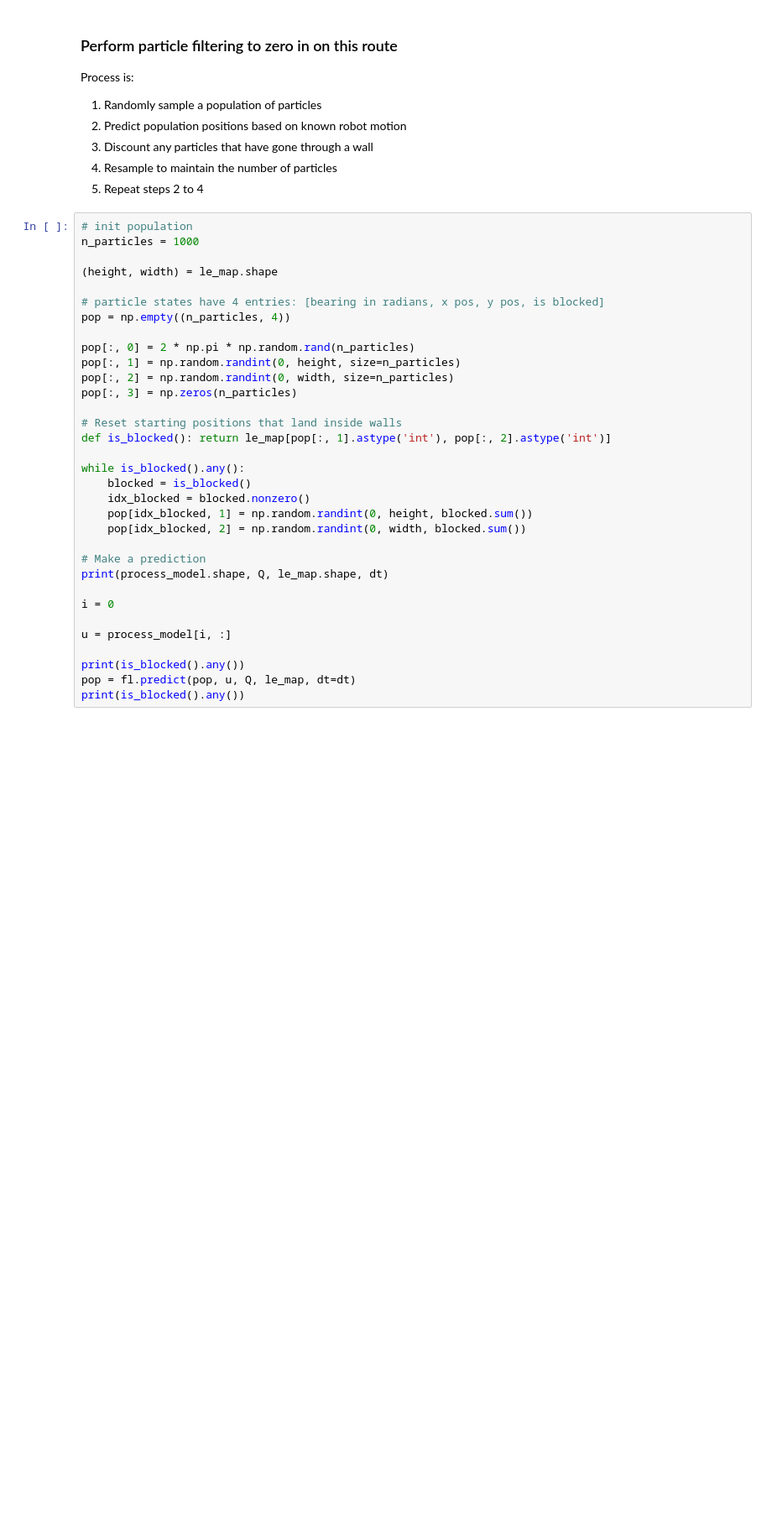
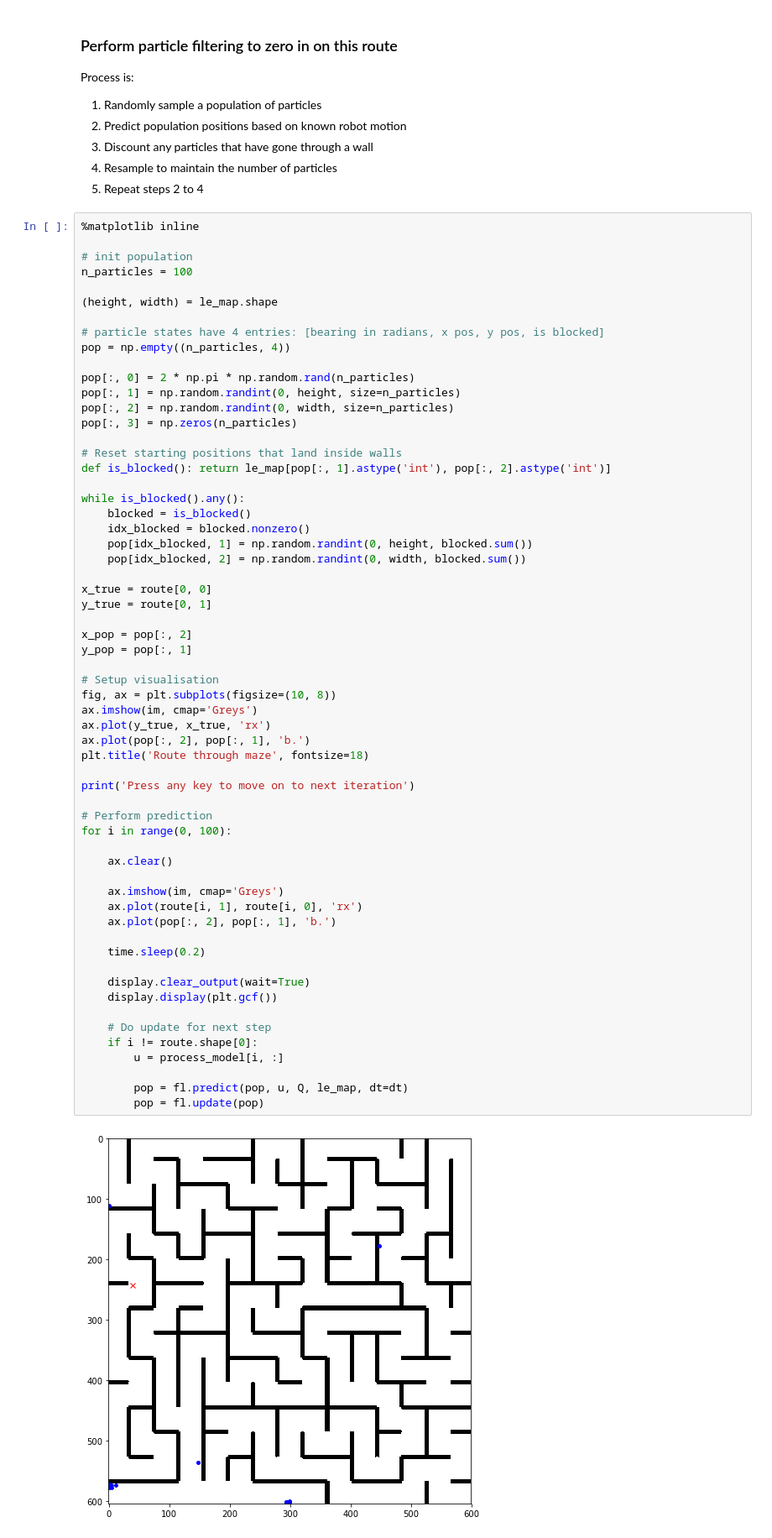
Before and after one commit to dcmchwin/particle_filter, a Jupyter notebook: notebooks/Particle Filter.ipynb, the cells around one changed output. Shown at 84% size. Drawn from its saved outputs; the diff is of its cells as text; blank space fills up the shorter version.

Commit message:
PLotting of particle positions shows: 1) It's slow for 1000+ particles; 2) there's something going wrong with the position updates - wrong axes seem to be being updated

```diff
--- a/notebooks/Particle Filter.ipynb
+++ b/notebooks/Particle Filter.ipynb
@@ -112,36 +117,64 @@ Process is:
 4. Resample to maintain the number of particles
 5. Repeat steps 2 to 4
 # %%
+%matplotlib inline
+
 # init population
-n_particles = 1000
+n_particles = 100
 
 (height, width) = le_map.shape
 
 # particle states have 4 entries: [bearing in radians, x pos, y pos, is blocked]
 pop = np.empty((n_particles, 4))
 
 pop[:, 0] = 2 * np.pi * np.random.rand(n_particles)
 pop[:, 1] = np.random.randint(0, height, size=n_particles)
 pop[:, 2] = np.random.randint(0, width, size=n_particles)
 pop[:, 3] = np.zeros(n_particles)
 
 # Reset starting positions that land inside walls
 def is_blocked(): return le_map[pop[:, 1].astype('int'), pop[:, 2].astype('int')]
 
 while is_blocked().any():
     blocked = is_blocked()
     idx_blocked = blocked.nonzero()
     pop[idx_blocked, 1] = np.random.randint(0, height, blocked.sum())
     pop[idx_blocked, 2] = np.random.randint(0, width, blocked.sum())
 
-# Make a prediction
-print(process_model.shape, Q, le_map.shape, dt)
+x_true = route[0, 0]
+y_true = route[0, 1]
 
-i = 0
+x_pop = pop[:, 2]
+y_pop = pop[:, 1]
 
-u = process_model[i, :]
+# Setup visualisation
+fig, ax = plt.subplots(figsize=(10, 8))
+ax.imshow(im, cmap='Greys')
+ax.plot(y_true, x_true, 'rx')
+ax.plot(pop[:, 2], pop[:, 1], 'b.')
+plt.title('Route through maze', fontsize=18)
 
-print(is_blocked().any())
-pop = fl.predict(pop, u, Q, le_map, dt=dt)
-print(is_blocked().any())
+print('Press any key to move on to next iteration')
+
+# Perform prediction
+for i in range(0, 100):
+
+    ax.clear()
+
+    ax.imshow(im, cmap='Greys')
+    ax.plot(route[i, 1], route[i, 0], 'rx')
+    ax.plot(pop[:, 2], pop[:, 1], 'b.')
+
+    time.sleep(0.2)
+
+    display.clear_output(wait=True)
+    display.display(plt.gcf())
+
+    # Do update for next step
+    if i != route.shape[0]:
+        u = process_model[i, :]
+
+        pop = fl.predict(pop, u, Q, le_map, dt=dt)
+        pop = fl.update(pop)
 # %% [output]
+[figure, added]
```
Also changed, not shown: parts of 6 cells of this notebook, 1 other file.
